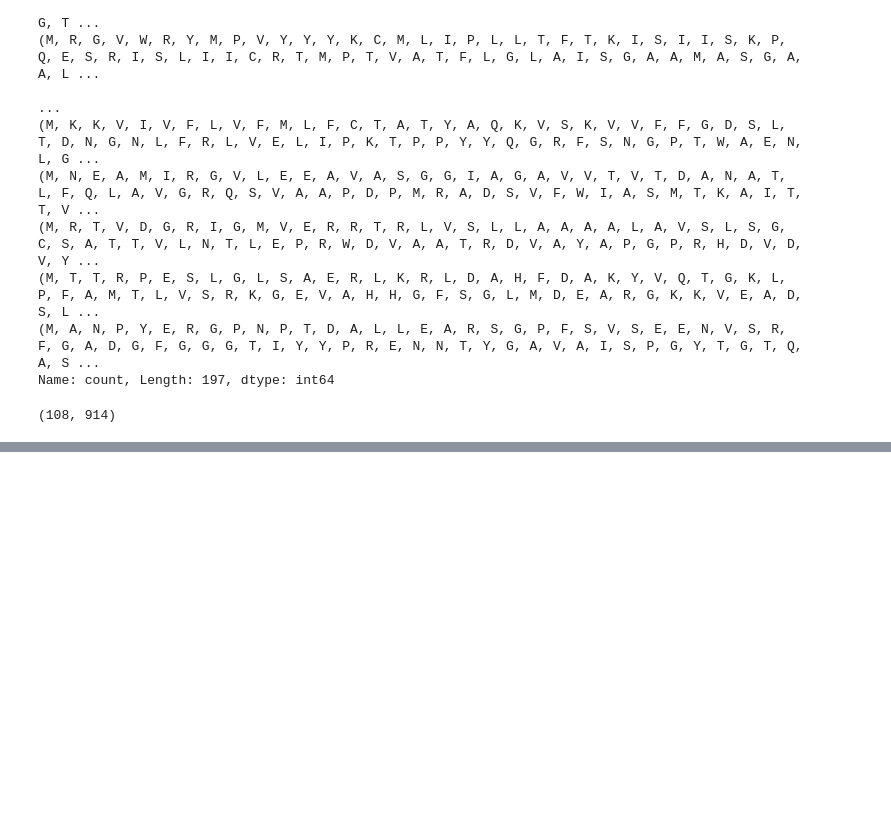
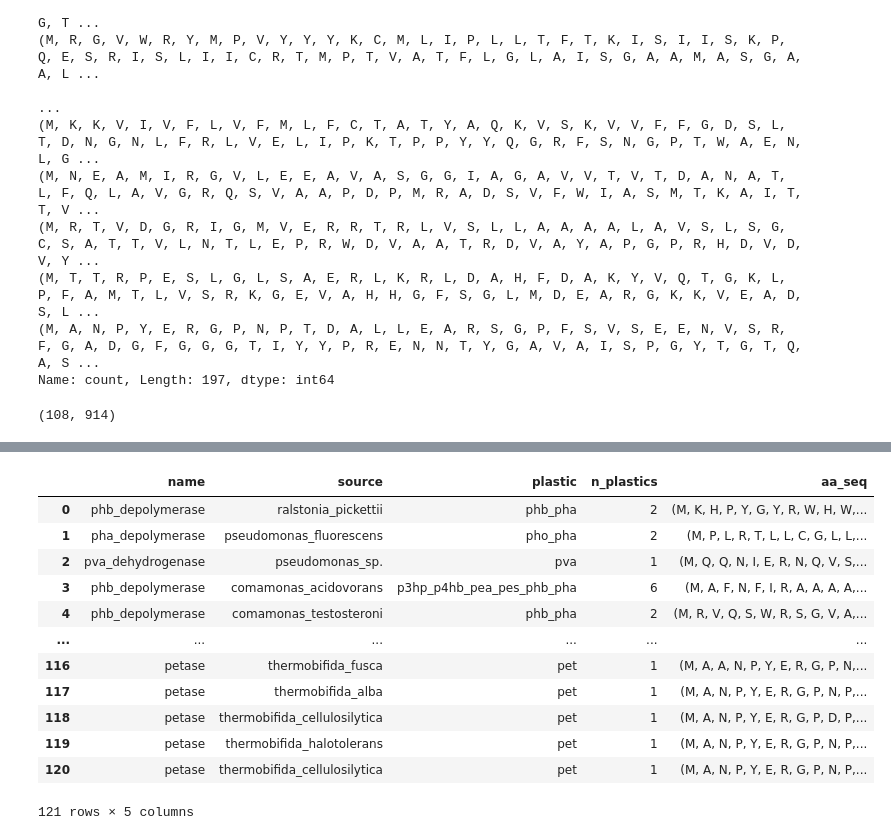
Before and after one commit to ggn1/Dissertation-TCD, a Jupyter notebook: Code/playground.ipynb, the cells around one changed output, grey strips where cells are left out. Drawn from its saved outputs; the diff is of its cells as text; code cells hidden in the pictures; blank space fills up the shorter version.

```diff
--- a/Code/playground.ipynb
+++ b/Code/playground.ipynb
@@ -90,0 +204,18 @@ min(df_proteins['aa_seq'].apply(len)), max(df_proteins['aa_seq'].apply(len))
+# %%
+df_proteins = df_proteins[df_proteins['degradation'] == 1].reset_index(drop=True)
+df_proteins.drop('degradation', axis=1, inplace=True)
+df_proteins
+# %% [output]
+|  | name | source | plastic | n_plastics | aa_seq |
+| 0 | phb_depolymerase | ralstonia_pickettii | phb_pha | 2 | (M, K, H, P, Y, G, Y, R, W, H, W,... |
+| 1 | pha_depolymerase | pseudomonas_fluorescens | pho_pha | 2 | (M, P, L, R, T, L, L, C, G, L, L,... |
+| 2 | pva_dehydrogenase | pseudomonas_sp. | pva | 1 | (M, Q, Q, N, I, E, R, N, Q, V, S,... |
+| 3 | phb_depolymerase | comamonas_acidovorans | p3hp_p4hb_pea_pes_phb_pha | 6 | (M, A, F, N, F, I, R, A, A, A, A,... |
+| 4 | phb_depolymerase | comamonas_testosteroni | phb_pha | 2 | (M, R, V, Q, S, W, R, S, G, V, A,... |
+| ... | ... | ... | ... | ... | ... |
+| 116 | petase | thermobifida_fusca | pet | 1 | (M, A, A, N, P, Y, E, R, G, P, N,... |
+| 117 | petase | thermobifida_alba | pet | 1 | (M, A, N, P, Y, E, R, G, P, N, P,... |
+| 118 | petase | thermobifida_cellulosilytica | pet | 1 | (M, A, N, P, Y, E, R, G, P, D, P,... |
+| 119 | petase | thermobifida_halotolerans | pet | 1 | (M, A, N, P, Y, E, R, G, P, N, P,... |
+| 120 | petase | thermobifida_cellulosilytica | pet | 1 | (M, A, N, P, Y, E, R, G, P, N, P,... |
+121 rows × 5 columns
```
Also changed, not shown: parts of 8 cells of this notebook, 1 other file.
